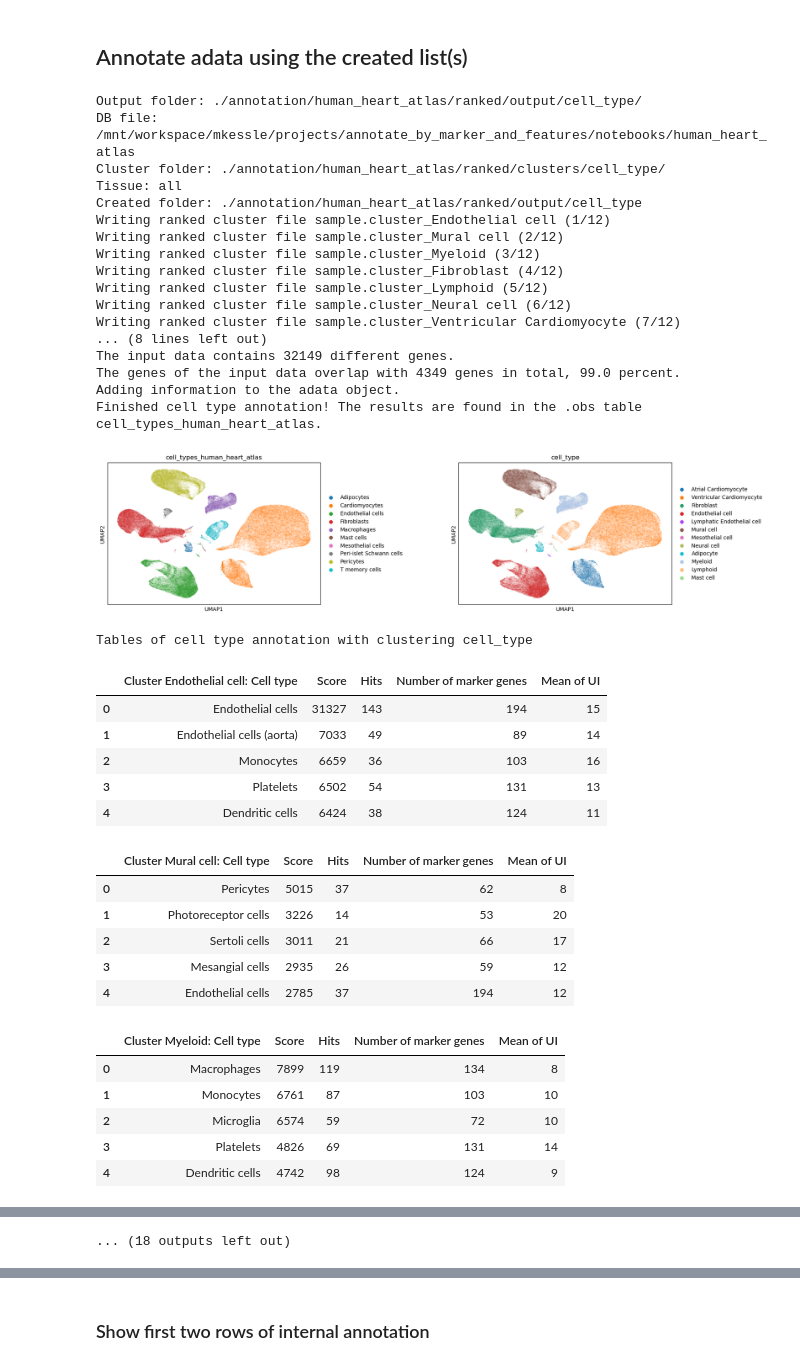
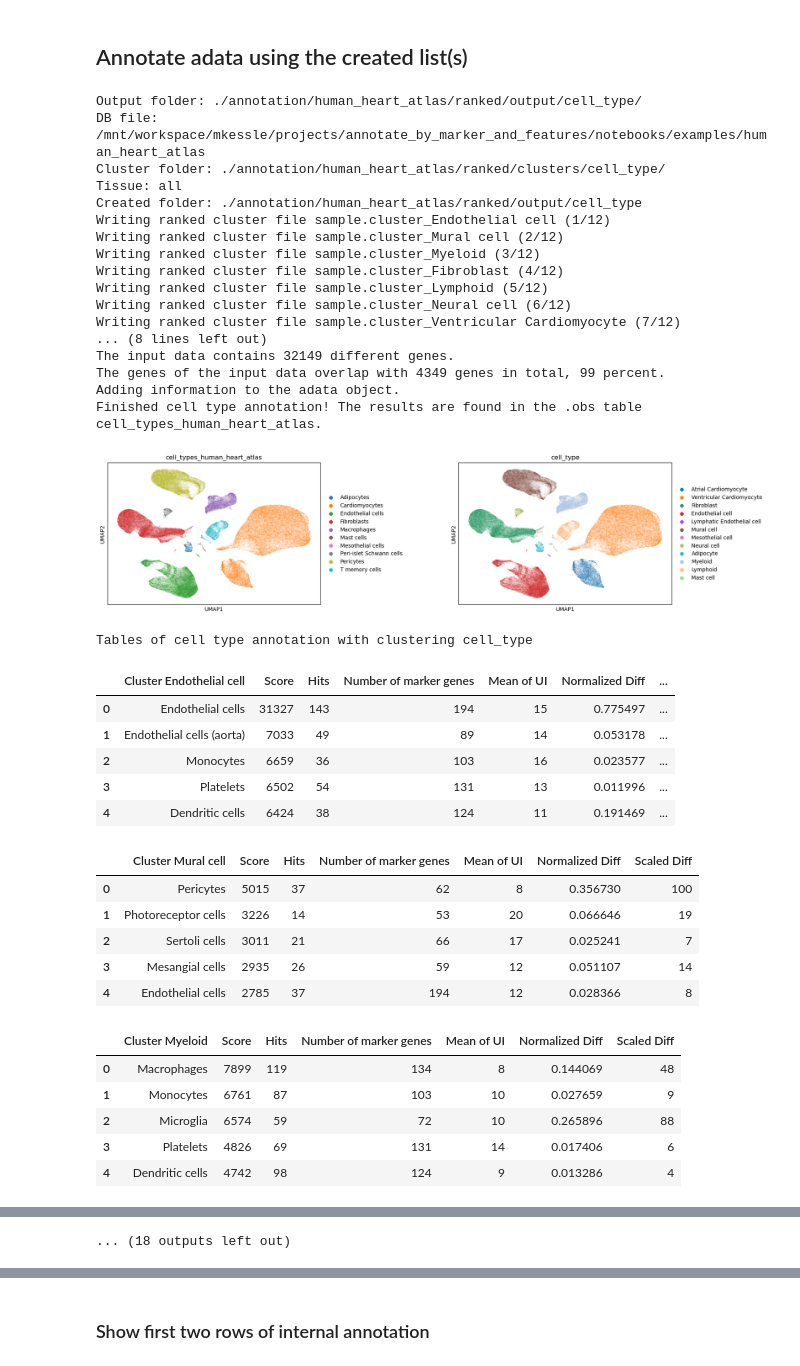
Before and after one commit to loosolab/MarkerRepo, a Jupyter notebook: notebooks/examples/Human_Heart_Atlas.ipynb, the cells around one changed output, grey strips where cells are left out. Drawn from its saved outputs; the diff is of its cells as text; code cells hidden in the pictures.

Commit message:
examples updated whitelists bugfix

```diff
--- a/notebooks/examples/Human_Heart_Atlas.ipynb
+++ b/notebooks/examples/Human_Heart_Atlas.ipynb
@@ -212,51 +213,51 @@ for marker_list in marker_lists:
     annotation_dir = f"./annotation/{name}"
 
     # Annotate
     annot.annot_ct(adata, output_path=annotation_dir, db_path=marker_list,
                    cluster_column=f"{column}", rank_genes_column=rank_genes_column,
                    ct_column=f"cell_types_{name}")
 
     # Plot annotation
     sc.pl.umap(adata, color=[f'cell_types_{name}', f'{column}'], wspace=0.5)
 
     # Show scores and alternate cell types of eacht cluster
     print(f"Tables of cell type annotation with clustering {column}")
-    annot.show_tables(annotation_dir=annotation_dir, n=5, clustering_column=column)
+    annot.show_tables(annotation_dir=annotation_dir, n=5, clustering_column=column, show_diff=True)
 # %% [output]
 Output folder: ./annotation/human_heart_atlas/ranked/output/cell_type/
-DB file: /mnt/workspace/mkessle/projects/annotate_by_marker_and_features/notebooks/human_heart_atlas
+DB file: /mnt/workspace/mkessle/projects/annotate_by_marker_and_features/notebooks/examples/human_heart_atlas
 Cluster folder: ./annotation/human_heart_atlas/ranked/clusters/cell_type/
 Tissue: all
 Created folder: ./annotation/human_heart_atlas/ranked/output/cell_type
 Writing ranked cluster file sample.cluster_Endothelial cell (1/12)
 Writing ranked cluster file sample.cluster_Mural cell (2/12)
 Writing ranked cluster file sample.cluster_Myeloid (3/12)
 Writing ranked cluster file sample.cluster_Fibroblast (4/12)
 Writing ranked cluster file sample.cluster_Lymphoid (5/12)
 Writing ranked cluster file sample.cluster_Neural cell (6/12)
 Writing ranked cluster file sample.cluster_Ventricular Cardiomyocyte (7/12)
 ... (8 lines left out)
 The input data contains 32149 different genes.
-The genes of the input data overlap with 4349 genes in total, 99.0 percent.
+The genes of the input data overlap with 4349 genes in total, 99 percent.
 Adding information to the adata object.
 Finished cell type annotation! The results are found in the .obs table cell_types_human_heart_atlas.
 [figure]
 Tables of cell type annotation with clustering cell_type
-|  | Cluster Endothelial cell: Cell type | Score | Hits | Number of marker genes | Mean of UI |
-| 0 | Endothelial cells | 31327 | 143 | 194 | 15 |
-| 1 | Endothelial cells (aorta) | 7033 | 49 | 89 | 14 |
-| 2 | Monocytes | 6659 | 36 | 103 | 16 |
-| 3 | Platelets | 6502 | 54 | 131 | 13 |
-| 4 | Dendritic cells | 6424 | 38 | 124 | 11 |
+|  | Cluster Endothelial cell | Score | Hits | Number of marker genes | Mean of UI | Normalized Diff | ... |
+| 0 | Endothelial cells | 31327 | 143 | 194 | 15 | 0.775497 | ... |
+| 1 | Endothelial cells (aorta) | 7033 | 49 | 89 | 14 | 0.053178 | ... |
+| 2 | Monocytes | 6659 | 36 | 103 | 16 | 0.023577 | ... |
+| 3 | Platelets | 6502 | 54 | 131 | 13 | 0.011996 | ... |
+| 4 | Dendritic cells | 6424 | 38 | 124 | 11 | 0.191469 | ... |
-|  | Cluster Mural cell: Cell type | Score | Hits | Number of marker genes | Mean of UI |
-| 0 | Pericytes | 5015 | 37 | 62 | 8 |
-| 1 | Photoreceptor cells | 3226 | 14 | 53 | 20 |
-| 2 | Sertoli cells | 3011 | 21 | 66 | 17 |
-| 3 | Mesangial cells | 2935 | 26 | 59 | 12 |
-| 4 | Endothelial cells | 2785 | 37 | 194 | 12 |
+|  | Cluster Mural cell | Score | Hits | Number of marker genes | Mean of UI | Normalized Diff | Scaled Diff |
+| 0 | Pericytes | 5015 | 37 | 62 | 8 | 0.356730 | 100 |
+| 1 | Photoreceptor cells | 3226 | 14 | 53 | 20 | 0.066646 | 19 |
+| 2 | Sertoli cells | 3011 | 21 | 66 | 17 | 0.025241 | 7 |
+| 3 | Mesangial cells | 2935 | 26 | 59 | 12 | 0.051107 | 14 |
+| 4 | Endothelial cells | 2785 | 37 | 194 | 12 | 0.028366 | 8 |
-|  | Cluster Myeloid: Cell type | Score | Hits | Number of marker genes | Mean of UI |
-| 0 | Macrophages | 7899 | 119 | 134 | 8 |
-| 1 | Monocytes | 6761 | 87 | 103 | 10 |
-| 2 | Microglia | 6574 | 59 | 72 | 10 |
-| 3 | Platelets | 4826 | 69 | 131 | 14 |
-| 4 | Dendritic cells | 4742 | 98 | 124 | 9 |
+|  | Cluster Myeloid | Score | Hits | Number of marker genes | Mean of UI | Normalized Diff | Scaled Diff |
+| 0 | Macrophages | 7899 | 119 | 134 | 8 | 0.144069 | 48 |
+| 1 | Monocytes | 6761 | 87 | 103 | 10 | 0.027659 | 9 |
+| 2 | Microglia | 6574 | 59 | 72 | 10 | 0.265896 | 88 |
+| 3 | Platelets | 4826 | 69 | 131 | 14 | 0.017406 | 6 |
+| 4 | Dendritic cells | 4742 | 98 | 124 | 9 | 0.013286 | 4 |
```
Also changed, not shown: parts of 12 cells of this notebook, 3 other files.
